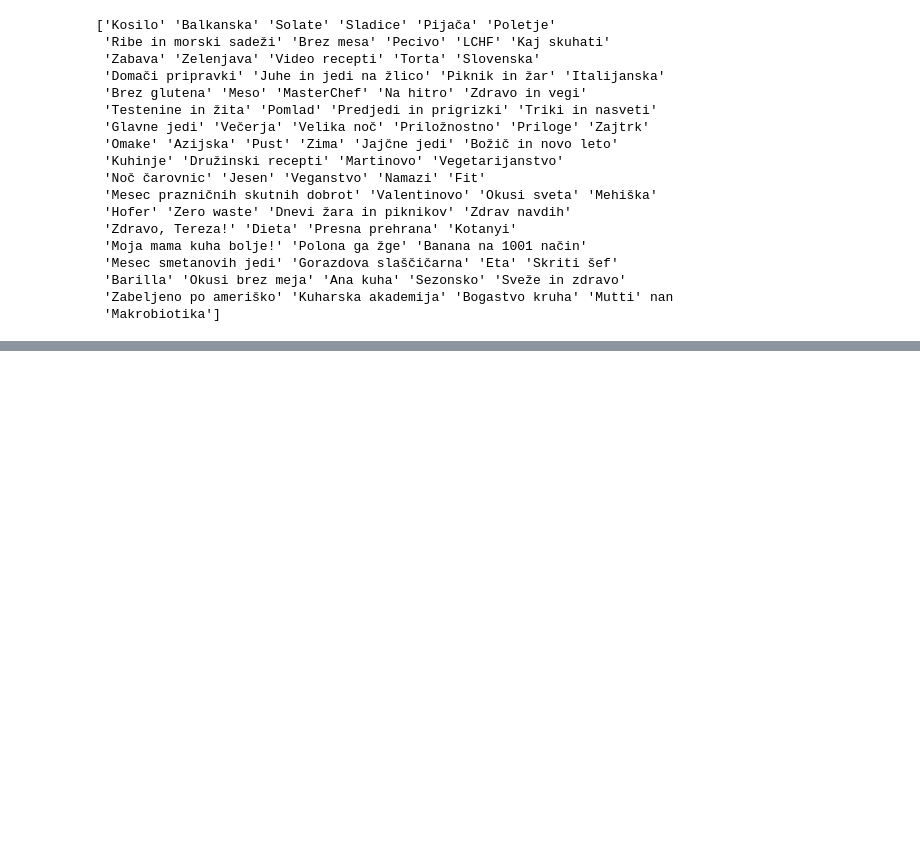
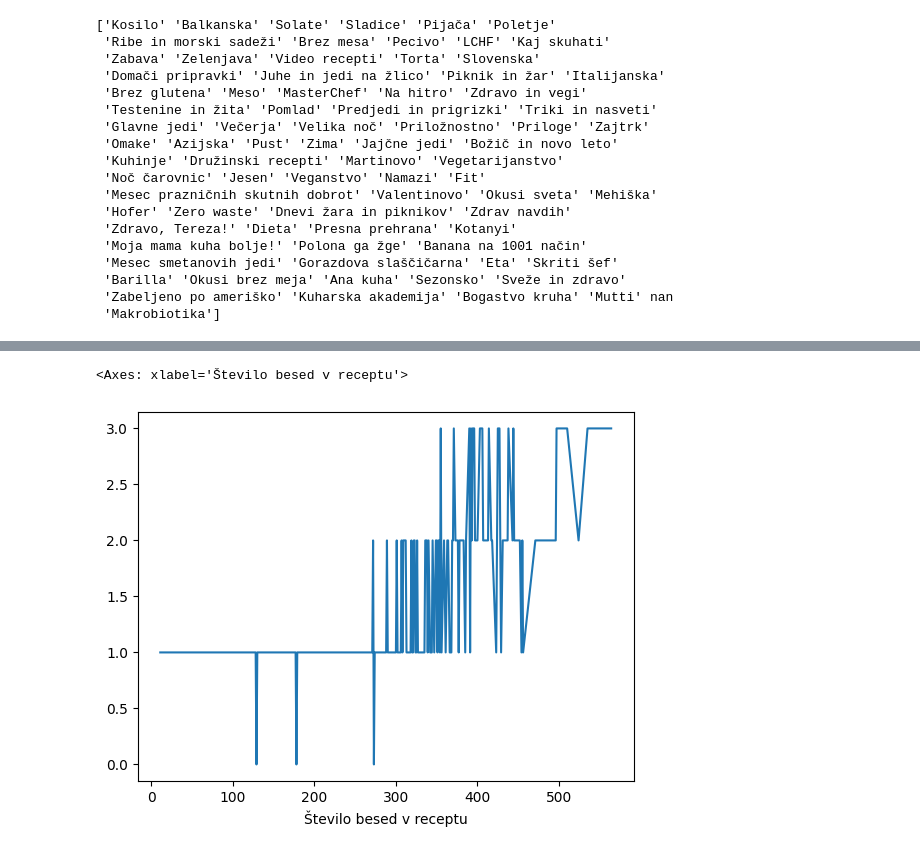
Before and after one commit to M4XiR/Seminarska-naloga-UVP, a Jupyter notebook: analiza.ipynb, the cells around one changed output, grey strips where cells are left out. Cells and saved outputs as stored; diff of their text form; code cells hidden in the pictures; blank space fills up the shorter version.

```diff
--- a/analiza.ipynb
+++ b/analiza.ipynb
@@ -79,0 +160,3 @@ Name: Count, dtype: int64
+# %%
+tabela5=RECEPTI[["Število besed v receptu","Težavnost"]].copy()
+tabela5
@@ -79,0 +177,6 @@ Name: Count, dtype: int64
+# %%
+povprecna_tezavnost=tabela5.groupby('Število besed v receptu')["Težavnost"].min()
+povprecna_tezavnost.plot()#mogoča na isti graf dodaš število odstavkov
+# %% [output]
+<Axes: xlabel='Število besed v receptu'>
+[figure, added]
```
Also changed, not shown: parts of 21 cells of this notebook, 2 other files.
